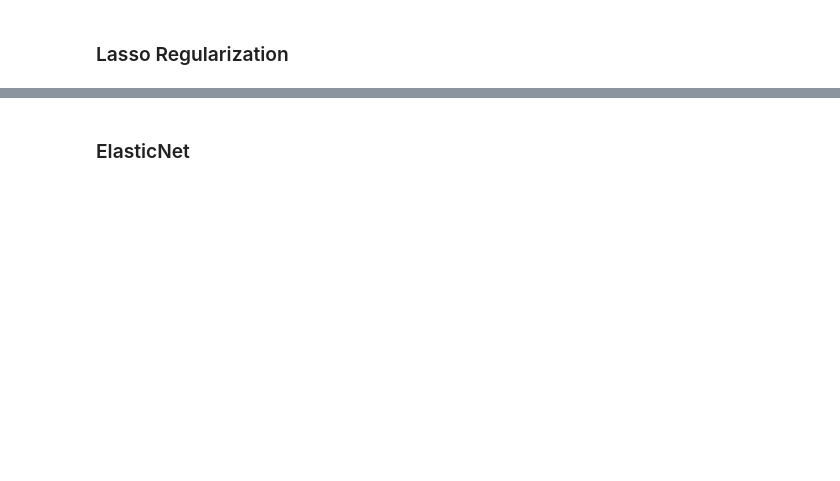
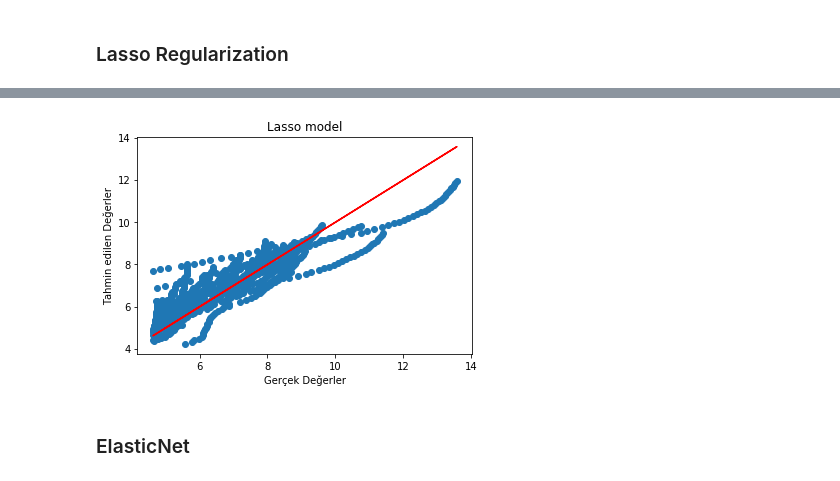
Before and after one commit to ekaynac/ml-corona-exercises, a Jupyter notebook: datajarlabs corona/Models for Linear Regression.ipynb, the cells around one changed output, grey strips where cells are left out. Saved outputs shown, nothing was run; the diff lists cells and outputs as text; code cells hidden in the pictures; blank space fills up the shorter version.

```diff
--- a/datajarlabs corona/Models for Linear Regression.ipynb
+++ b/datajarlabs corona/Models for Linear Regression.ipynb
@@ -113,3 +138,12 @@ Root of Mean Squared Error : 0.5751113120793383
+# %%
+plt.scatter(y_test, lasso_model_test_predict)
+plt.plot(y_test, y_test, color="red")
+plt.xlabel("Gerçek Değerler")
+plt.ylabel("Tahmin edilen Değerler")
+plt.title("Lasso model")
+plt.show()
+# %% [output]
+[figure, added]
 # %% [markdown]
 ### ElasticNet
 # %%
```
Also changed, not shown: parts of 17 cells of this notebook, 3 other files.
